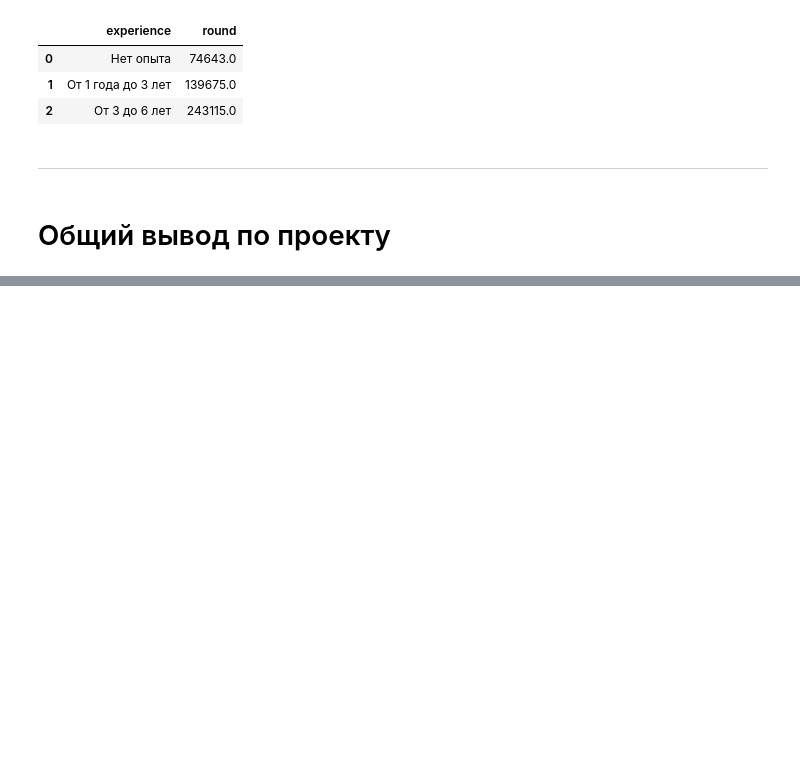
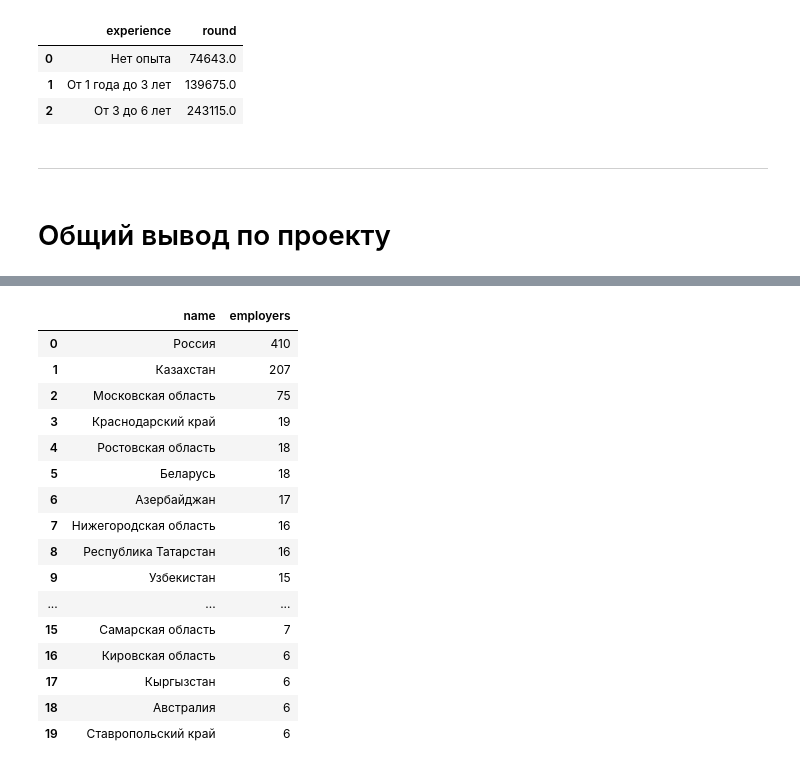
Before and after one commit to korolkostya/new_sf_ds, a Jupyter notebook: 2. Analysis_of_vacancies_from_HeadHunter SQL/Project_2_Ноутбук_шаблон.ipynb, the cells around one changed output, grey strips where cells are left out. Cells and saved outputs as stored; diff of their text form; code cells hidden in the pictures; blank space fills up the shorter version.

```diff
--- a/2. Analysis_of_vacancies_from_HeadHunter SQL/Project_2_Ноутбук_шаблон.ipynb
+++ b/2. Analysis_of_vacancies_from_HeadHunter SQL/Project_2_Ноутбук_шаблон.ipynb
@@ -601,0 +689,34 @@ df
+# %%
+#Дополнительный запрос на просмотр ТОП-20 регионов по количеству работодателей, где нет вакансий
+query_5_add_3 = f'''
+select a.name,
+	count(distinct e.id) employers
+from public.areas a
+	left join public.employers e on e.area = a.id
+    left join public.vacancies v on v.area_id=a.id
+where v.id is null
+group by 1
+order by 2 desc
+limit 20
+'''
+# %%
+df = pd.read_sql_query(query_5_add_3, connection)
+df
+# %% [output]
+|  | name | employers |
+| 0 | Россия | 410 |
+| 1 | Казахстан | 207 |
+| 2 | Московская область | 75 |
+| 3 | Краснодарский край | 19 |
+| 4 | Ростовская область | 18 |
+| 5 | Беларусь | 18 |
+| 6 | Азербайджан | 17 |
+| 7 | Нижегородская область | 16 |
+| 8 | Республика Татарстан | 16 |
+| 9 | Узбекистан | 15 |
+| ... | ... | ... |
+| 15 | Самарская область | 7 |
+| 16 | Кировская область | 6 |
+| 17 | Кыргызстан | 6 |
+| 18 | Австралия | 6 |
+| 19 | Ставропольский край | 6 |
```
Also changed, not shown: parts of 14 cells of this notebook.
